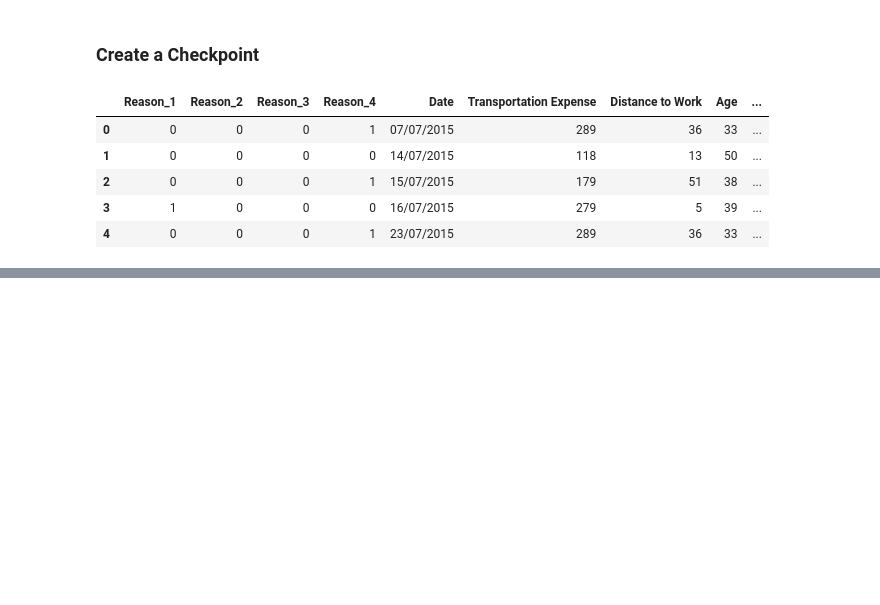
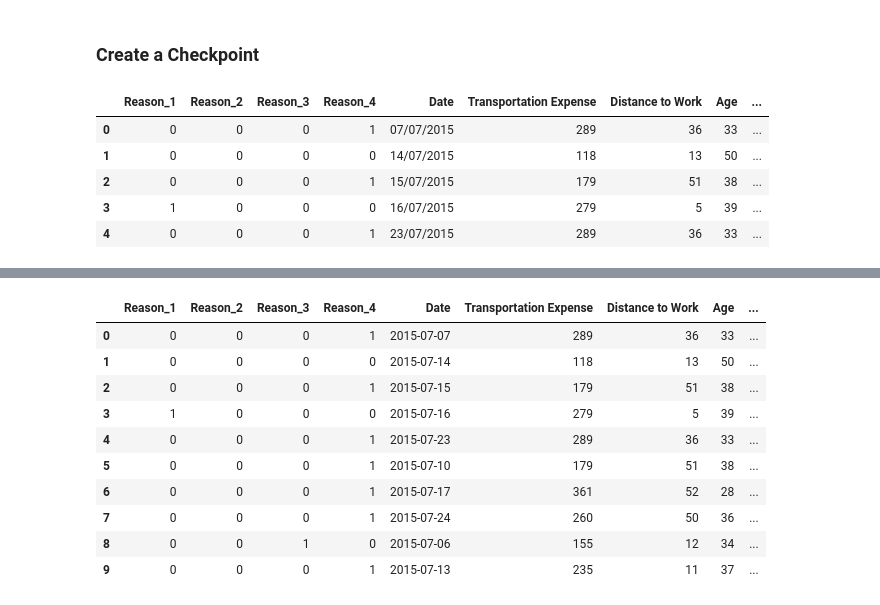
Before and after one commit to gomez-fernando/machine-learning-absenteeism-exercise, a Jupyter notebook: Absenteeism Exercise - Preprocessing.ipynb, the cells around one changed output, grey strips where cells are left out. Cells and saved outputs as stored; diff of their text form; code cells hidden in the pictures; blank space fills up the shorter version.

```diff
--- a/Absenteeism Exercise - Preprocessing.ipynb
+++ b/Absenteeism Exercise - Preprocessing.ipynb
@@ -324,0 +582,15 @@ df_reason_mod.head()
+# %%
+df_preprocessed = df_reason_date_mod.copy()
+df_preprocessed.head(10)
+# %% [output]
+|  | Reason_1 | Reason_2 | Reason_3 | Reason_4 | Date | Transportation Expense | Distance to Work | Age | ... |
+| 0 | 0 | 0 | 0 | 1 | 2015-07-07 | 289 | 36 | 33 | ... |
+| 1 | 0 | 0 | 0 | 0 | 2015-07-14 | 118 | 13 | 50 | ... |
+| 2 | 0 | 0 | 0 | 1 | 2015-07-15 | 179 | 51 | 38 | ... |
+| 3 | 1 | 0 | 0 | 0 | 2015-07-16 | 279 | 5 | 39 | ... |
+| 4 | 0 | 0 | 0 | 1 | 2015-07-23 | 289 | 36 | 33 | ... |
+| 5 | 0 | 0 | 0 | 1 | 2015-07-10 | 179 | 51 | 38 | ... |
+| 6 | 0 | 0 | 0 | 1 | 2015-07-17 | 361 | 52 | 28 | ... |
+| 7 | 0 | 0 | 0 | 1 | 2015-07-24 | 260 | 50 | 36 | ... |
+| 8 | 0 | 0 | 1 | 0 | 2015-07-06 | 155 | 12 | 34 | ... |
+| 9 | 0 | 0 | 0 | 1 | 2015-07-13 | 235 | 11 | 37 | ... |
```
Also changed, not shown: parts of 37 cells of this notebook, 1 other file.
